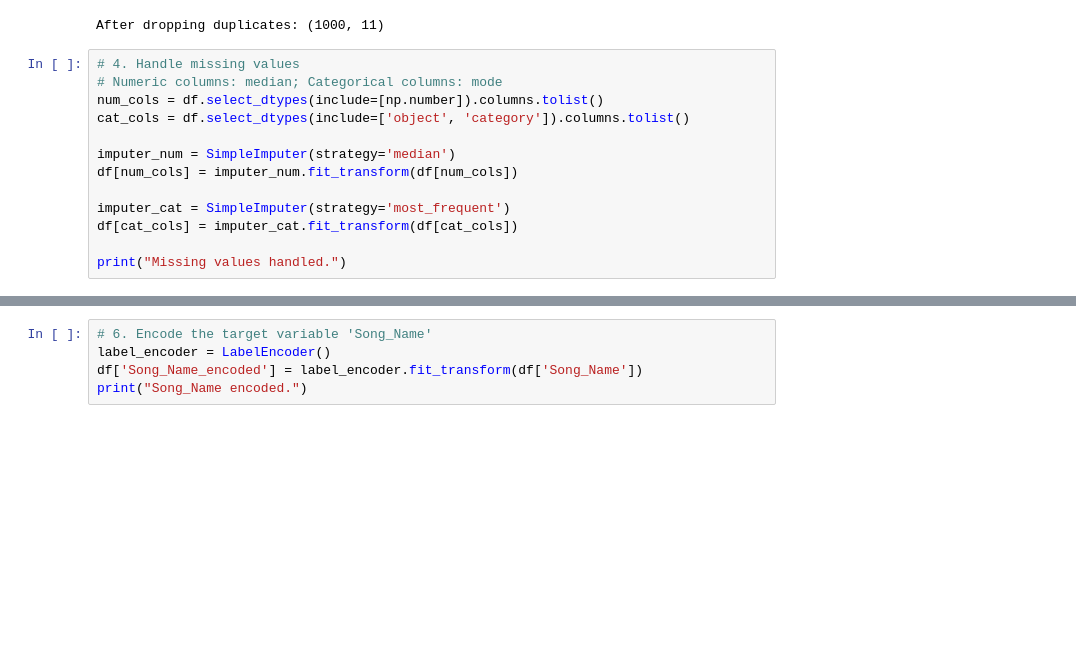
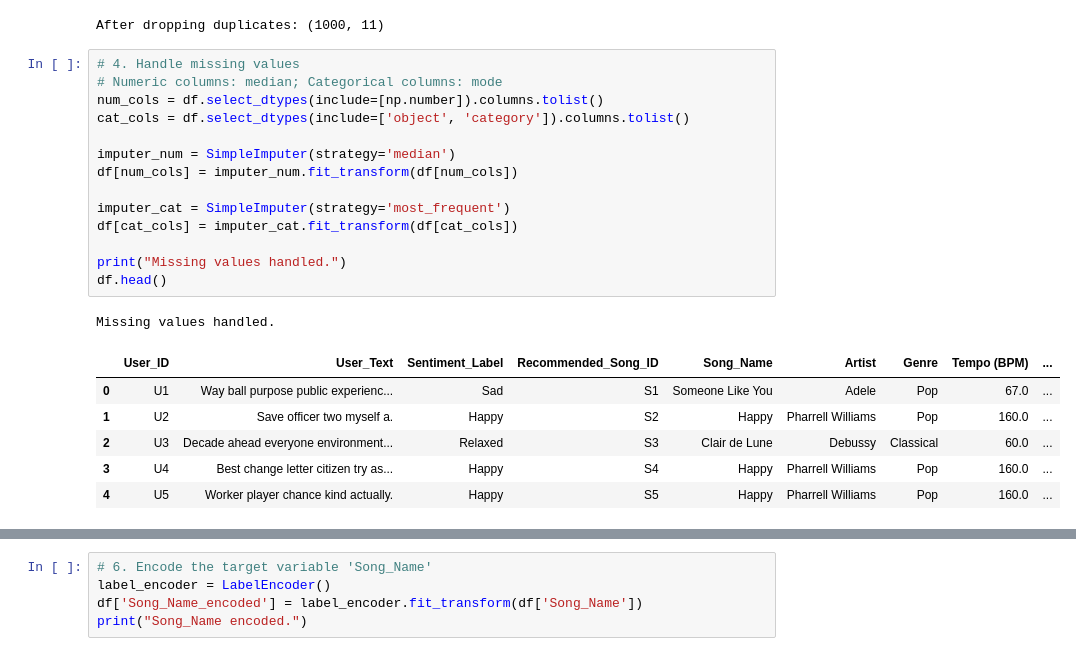
Before and after one commit to HeadTDev/aimusicrecommender, a Jupyter notebook: models.ipynb, the cells around one changed output, grey strips where cells are left out. Saved outputs shown, nothing was run; the diff lists cells and outputs as text; blank space fills up the shorter version.

```diff
--- a/models.ipynb
+++ b/models.ipynb
@@ -32,16 +32,25 @@ After dropping duplicates: (1000, 11)
 # %%
 # 4. Handle missing values
 # Numeric columns: median; Categorical columns: mode
 num_cols = df.select_dtypes(include=[np.number]).columns.tolist()
 cat_cols = df.select_dtypes(include=['object', 'category']).columns.tolist()
 
 imputer_num = SimpleImputer(strategy='median')
 df[num_cols] = imputer_num.fit_transform(df[num_cols])
 
 imputer_cat = SimpleImputer(strategy='most_frequent')
 df[cat_cols] = imputer_cat.fit_transform(df[cat_cols])
 
 print("Missing values handled.")
+df.head()
+# %% [output]
+Missing values handled.
+|  | User_ID | User_Text | Sentiment_Label | Recommended_Song_ID | Song_Name | Artist | Genre | Tempo (BPM) | ... |
+| 0 | U1 | Way ball purpose public experienc... | Sad | S1 | Someone Like You | Adele | Pop | 67.0 | ... |
+| 1 | U2 | Save officer two myself a. | Happy | S2 | Happy | Pharrell Williams | Pop | 160.0 | ... |
+| 2 | U3 | Decade ahead everyone environment... | Relaxed | S3 | Clair de Lune | Debussy | Classical | 60.0 | ... |
+| 3 | U4 | Best change letter citizen try as... | Happy | S4 | Happy | Pharrell Williams | Pop | 160.0 | ... |
+| 4 | U5 | Worker player chance kind actually. | Happy | S5 | Happy | Pharrell Williams | Pop | 160.0 | ... |
 # %%
 # 5. Encode categorical features, excluding 'Song_Name', 'User_Text', and 'Mood' for now
 features_to_encode = [col for col in cat_cols if col not in ['Song_Name', 'User_Text', 'Mood']]
```
Also changed, not shown: parts of 2 cells of this notebook, 2 other files.
